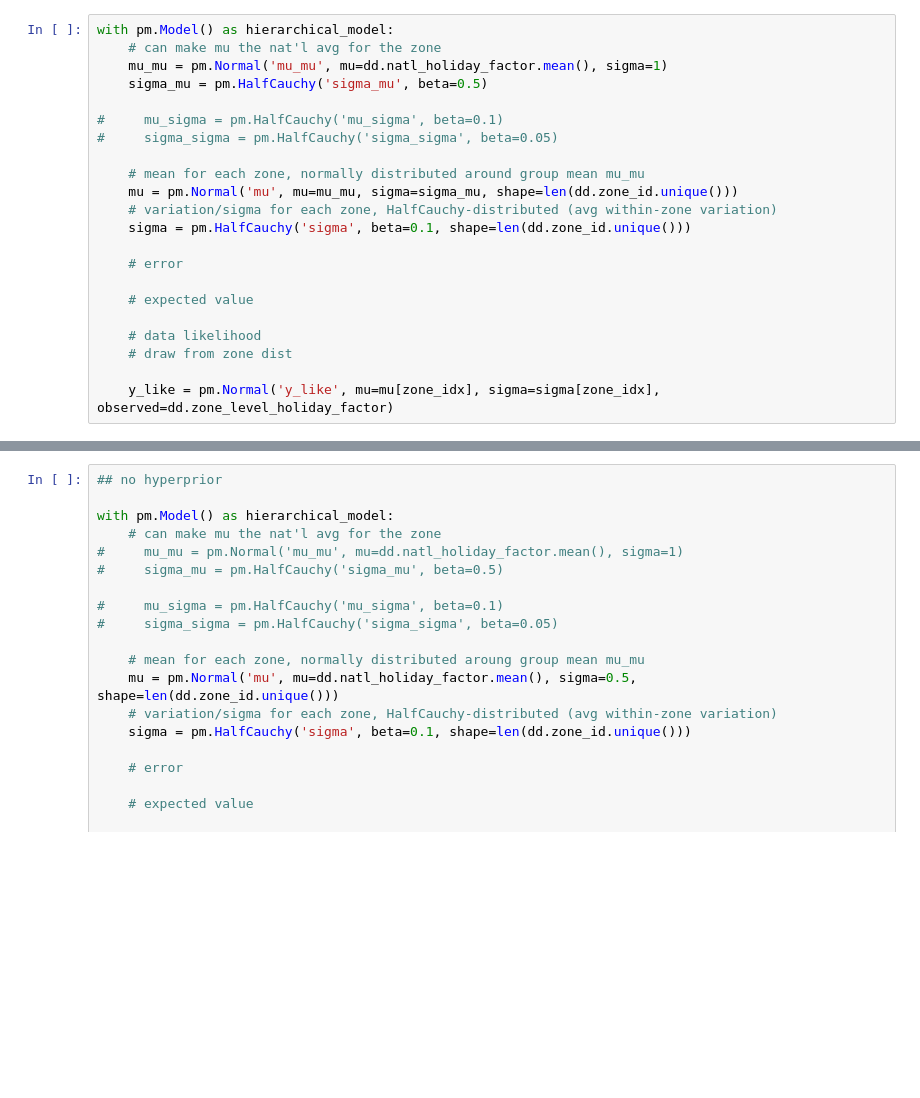
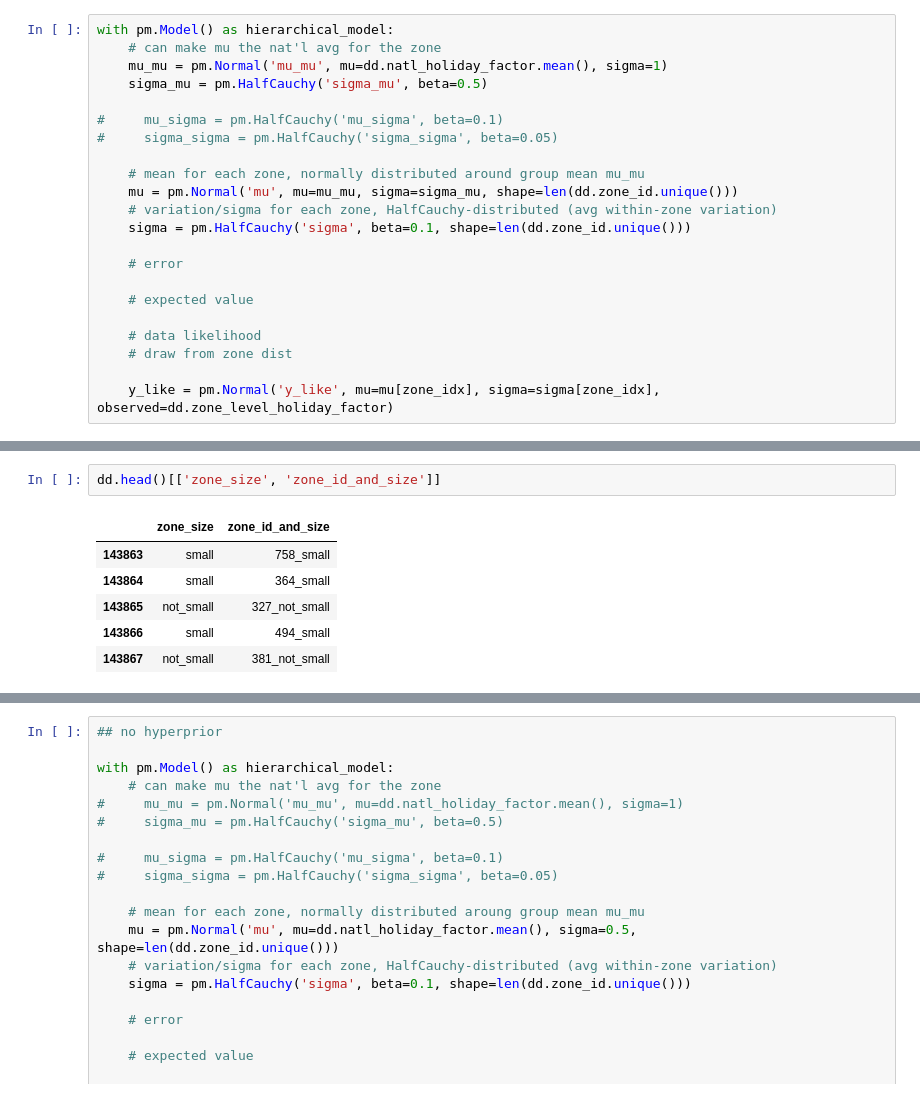
Before and after one commit to soreasy/bayesian_hierarchical_models, a Jupyter notebook: Holiday Effects - Demand Side.ipynb, the cells around one changed output, grey strips where cells are left out. Drawn from its saved outputs; the diff is of its cells as text; blank space fills up the shorter version.

```diff
--- a/Holiday Effects - Demand Side.ipynb
+++ b/Holiday Effects - Demand Side.ipynb
@@ -322,0 +375,9 @@ with pm.Model() as hierarchical_model:
+# %%
+dd.head()[['zone_size', 'zone_id_and_size']]
+# %% [output]
+|  | zone_size | zone_id_and_size |
+| 143863 | small | 758_small |
+| 143864 | small | 364_small |
+| 143865 | not_small | 327_not_small |
+| 143866 | small | 494_small |
+| 143867 | not_small | 381_not_small |
```
Also changed, not shown: parts of 17 cells of this notebook, 1 other file.
